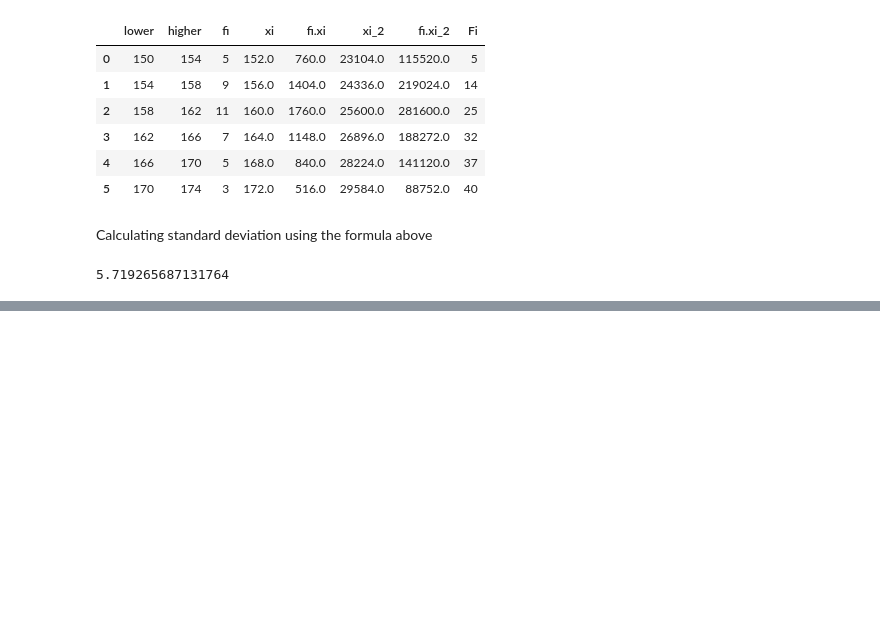
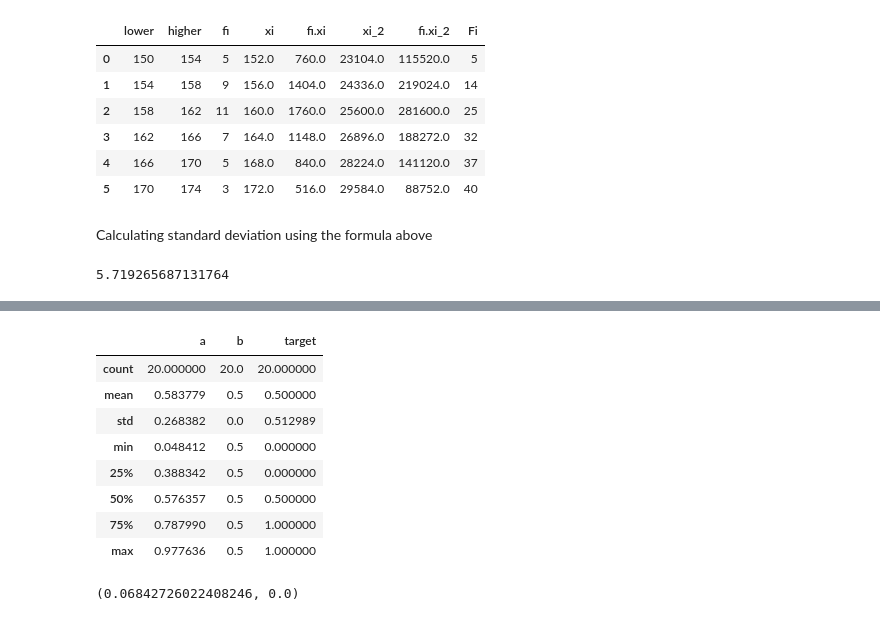
Before and after one commit to lps08/statistic-ds-ml, a Jupyter notebook: position_dispersion/position_dispersion.ipynb, the cells around one changed output, grey strips where cells are left out. Saved outputs shown, nothing was run; the diff lists cells and outputs as text; code cells hidden in the pictures; blank space fills up the shorter version.

```diff
--- a/position_dispersion/position_dispersion.ipynb
+++ b/position_dispersion/position_dispersion.ipynb
@@ -688,0 +866,8 @@ std_grouped_data(df)
+# %%
+base = {
+    'a' : np.random.rand(20),
+    'b' : np.array([0.5] * 20),
+    'target' : np.random.randint(0, 2, size=20)
+}
+
+base
@@ -688,0 +882,3 @@ std_grouped_data(df)
+# %%
+df_base = pd.DataFrame(base)
+df_base.head()
@@ -688,0 +892,16 @@ std_grouped_data(df)
+# %%
+df_base.describe()
+# %% [output]
+|  | a | b | target |
+| count | 20.000000 | 20.0 | 20.000000 |
+| mean | 0.583779 | 0.5 | 0.500000 |
+| std | 0.268382 | 0.0 | 0.512989 |
+| min | 0.048412 | 0.5 | 0.000000 |
+| 25% | 0.388342 | 0.5 | 0.000000 |
+| 50% | 0.576357 | 0.5 | 0.500000 |
+| 75% | 0.787990 | 0.5 | 1.000000 |
+| max | 0.977636 | 0.5 | 1.000000 |
+# %%
+np.var(df_base['a']), np.var(df_base['b'])
+# %% [output]
+(0.06842726022408246, 0.0)
```
Also changed, not shown: parts of 46 cells of this notebook.
